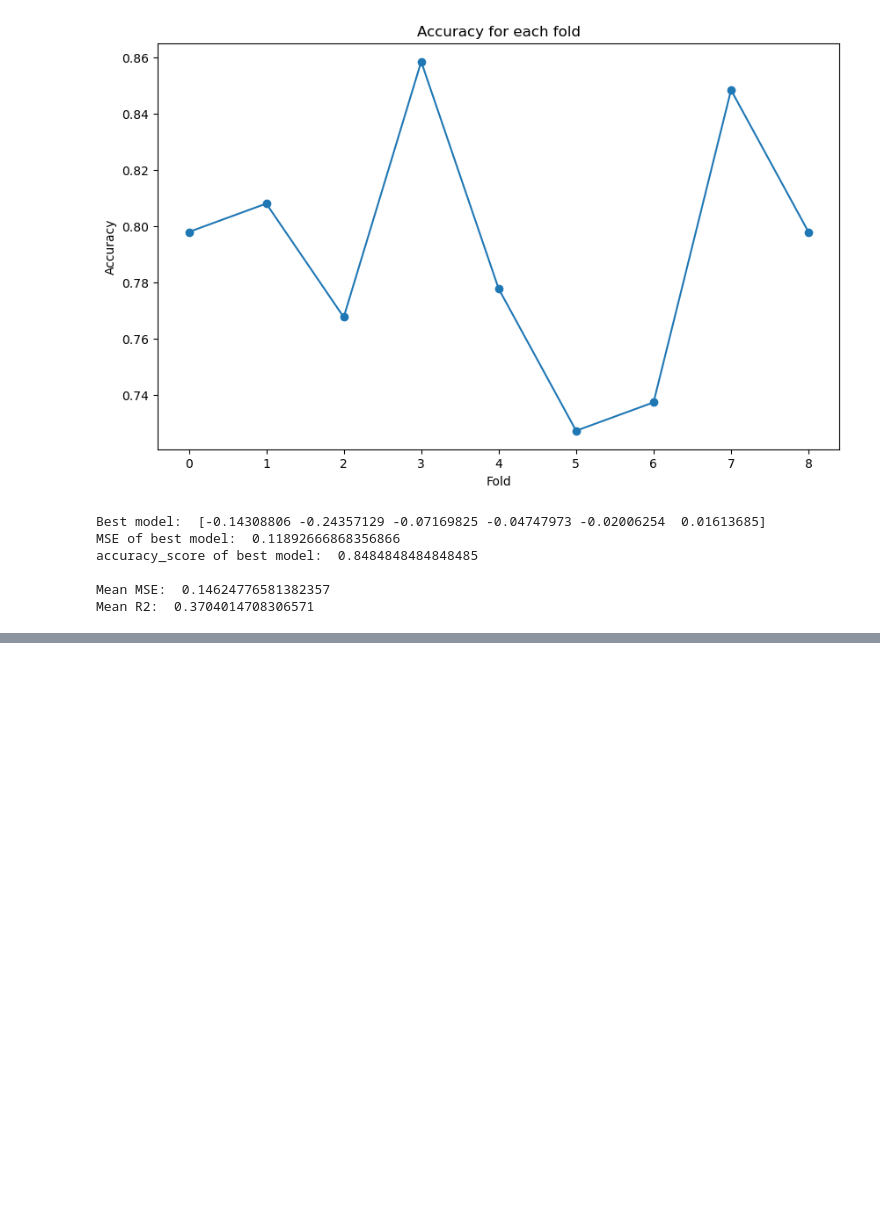
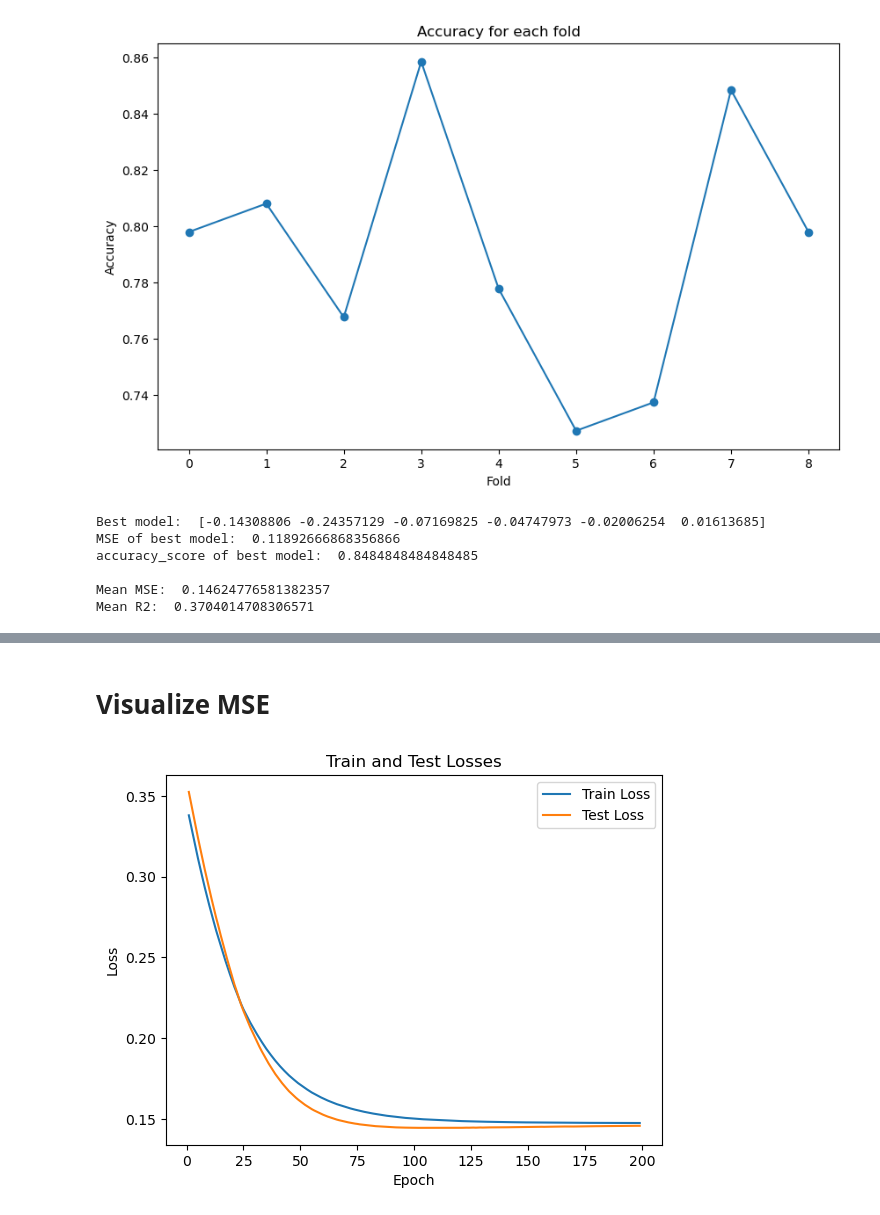
Before and after one commit to KilloPillers/ECS171-Project, a Jupyter notebook: Project.ipynb, the cells around one changed output, grey strips where cells are left out. Saved outputs shown, nothing was run; the diff lists cells and outputs as text; code cells hidden in the pictures; blank space fills up the shorter version.

Commit message:
trained a Neural Network with hyper parameter tuning and displayed the MSE over epochs for the model with the best parameters

```diff
--- a/Project.ipynb
+++ b/Project.ipynb
@@ -429,0 +496,57 @@ Mean R2:  0.3704014708306571
+# %% [markdown]
+# Visualize MSE
+# %%
+import matplotlib.pyplot as plt
+from sklearn.metrics import mean_squared_error
+
+# grab the best hyperparameters
+best_batch_size = grid_result.best_params_['batch_size']
+best_learning_rate = grid_result.best_params_['model__learning_rate']
+best_neurons_per_layer = grid_result.best_params_['model__neurons_per_layer']
+best_num_layers = grid_result.best_params_['model__num_layers']
+best_momentum = grid_result.best_params_['model__momentum']
+
+# Create the best model
+best_model = create_model(learning_rate=best_learning_rate, momentum=best_momentum, num_layers=best_num_layers, neurons_per_layer=best_neurons_per_layer)
+
+# store the train and test losses
+train_losses = []
+test_losses = []
+
+patience = 10  # Number of epochs with little improvement after which training will be stopped
+best_loss = float('inf')
+
+# Train the model
+for epoch in range(1, 200):
+    model.partial_fit(X_train, y_train)
+
+    # Calculate train loss
+    train_loss = mean_squared_error(y_train, model.predict(X_train))
+    train_losses.append(train_loss)
+
+    # Calculate test loss
+    test_loss = mean_squared_error(y_test, model.predict(X_test))
+    test_losses.append(test_loss)
+
+    # Check to see if test loss has improved or not
+    if test_loss < best_loss+0.001:
+        best_loss = test_loss
+        patience_counter = 0  # Reset patience counter
+    else:
+        patience_counter += 1
+
+    # Stop training if patience is exceeded
+    if patience_counter >= patience:
+        print(f"Early stopping triggered at epoch {epoch}")
+        break
+
+# Plot train and test losses
+plt.plot(np.arange(1, len(train_losses) + 1), train_losses, label='Train Loss')
+plt.plot(np.arange(1, len(test_losses) + 1), test_losses, label='Test Loss')
+plt.legend()
+plt.xlabel('Epoch')
+plt.ylabel('Loss')
+plt.title('Train and Test Losses')
+plt.show()
+# %% [output]
+[figure, added]
```
Also changed, not shown: parts of 6 cells of this notebook.
